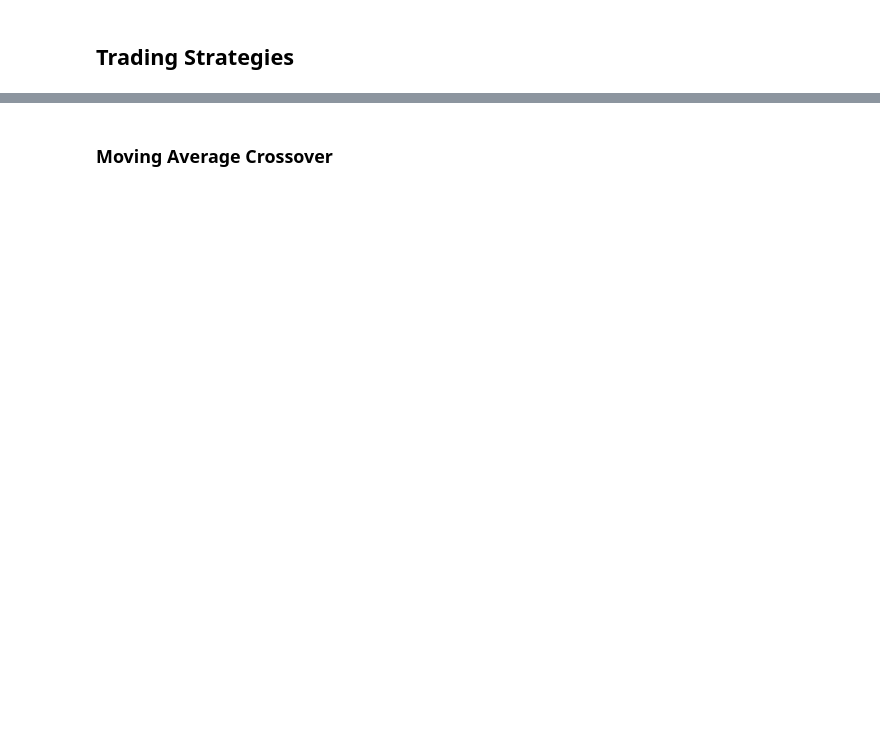
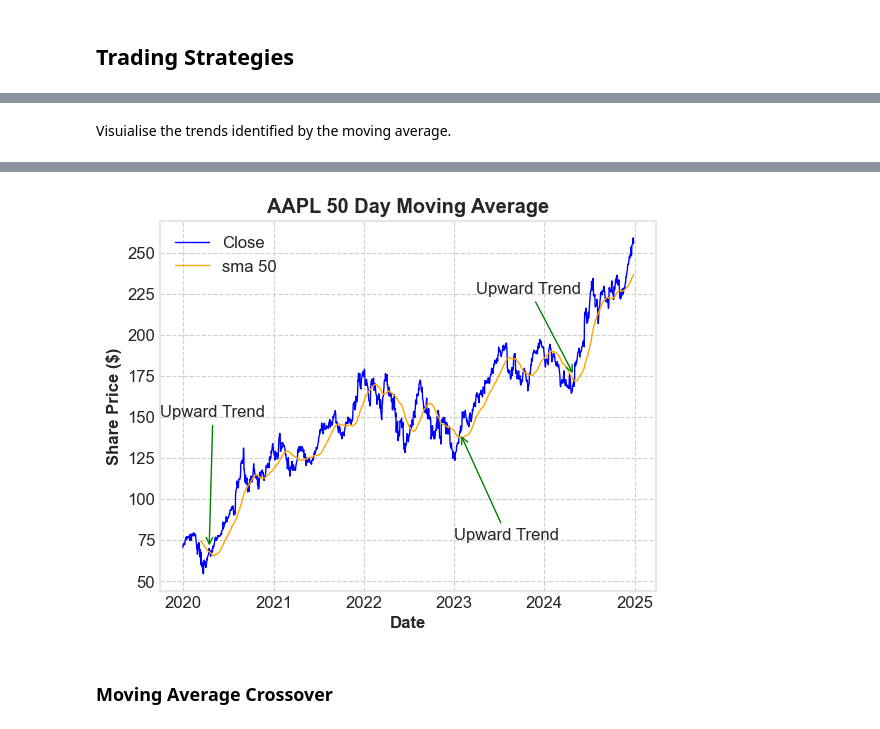
Before and after one commit to fdennehy/pfda-project, a Jupyter notebook: marketdata.ipynb, the cells around one changed output, grey strips where cells are left out. Cells and saved outputs as stored; diff of their text form; code cells hidden in the pictures; blank space fills up the shorter version.

Commit message:
function added for moving average calculation

```diff
--- a/marketdata.ipynb
+++ b/marketdata.ipynb
@@ -120,0 +124,6 @@ mpf.plot(market_data, type='candle', style='binance', figscale=1.5,
+# %%
+# Increase time window for analysis.
+
+period = '5y'
+market_data = yf.download(ticker, period=period, multi_level_index=False)
+market_data
@@ -120,0 +150,9 @@ mpf.plot(market_data, type='candle', style='binance', figscale=1.5,
+# %%
+# https://www.pyquantnews.com/free-python-resources/implementing-technical-indicators-in-python-for-trading
+def calculate_sma(data, window):
+    return data.rolling(window=window).mean()
+# %%
+market_data['sma 50'] = calculate_sma(market_data['Close'], 50)
+market_data['sma 200'] = calculate_sma(market_data['Close'], 200)
+
+market_data
@@ -120,0 +213,43 @@ mpf.plot(market_data, type='candle', style='binance', figscale=1.5,
+# %% [markdown]
+Visuialise the trends identified by the moving average.
+# %%
+# Plot the Closing prices and the Moving Average
+
+plt.style.use('seaborn-v0_8-pastel')
+
+# plot figure and axes
+fig, ax = plt.subplots()
+
+# Title.
+ax.set_title(ticker + " " + str(short_window) + " Day Moving Average", weight='bold')
+
+# Axis labels.
+ax.set_xlabel('Date', weight='bold')
+ax.set_ylabel('Share Price ($)', weight ='bold')
+
+# Generate plot
+ax.plot(market_data["Close"], color = 'blue', linewidth = 1, label = 'Close')
+ax.plot(market_data["sma "+ str(short_window)], color = 'orange', linewidth = 1, label = 'sma ' + str(short_window))
+
+plt.legend(loc=2)
+
+# Annotations
+### Note: Annotations below are specific for AAPL ticker ###
+# They will need to be adjusted for other tickers
+# https://campus.datacamp.com/courses/introduction-to-data-visualization-with-matplotlib/plotting-time-series?ex=9
+
+ax.annotate("Upward Trend",
+            xy=(pd.Timestamp("2020-04-15"),70),
+            xytext=(pd.Timestamp("2019-10-01"),150),
+            arrowprops={"arrowstyle":"->", "color":"green"})
+
+ax.annotate("Upward Trend",
+            xy=(pd.Timestamp("2023-01-25"),140),
+            xytext=(pd.Timestamp("2023-01-01"),75),
+            arrowprops={"arrowstyle":"->", "color":"green"})
+
+ax.annotate("Upward Trend",
+            xy=(pd.Timestamp("2024-05-01"),175),
+            xytext=(pd.Timestamp("2023-04-01"),225),
+            arrowprops={"arrowstyle":"->", "color":"green"})
+# %% [output]
@@ -121,2 +257,3 @@ mpf.plot(market_data, type='candle', style='binance', figscale=1.5,
+[figure, added]
 # %% [markdown]
 ### Moving Average Crossover ###
```
Also changed, not shown: parts of 23 cells of this notebook, 2 other files.
